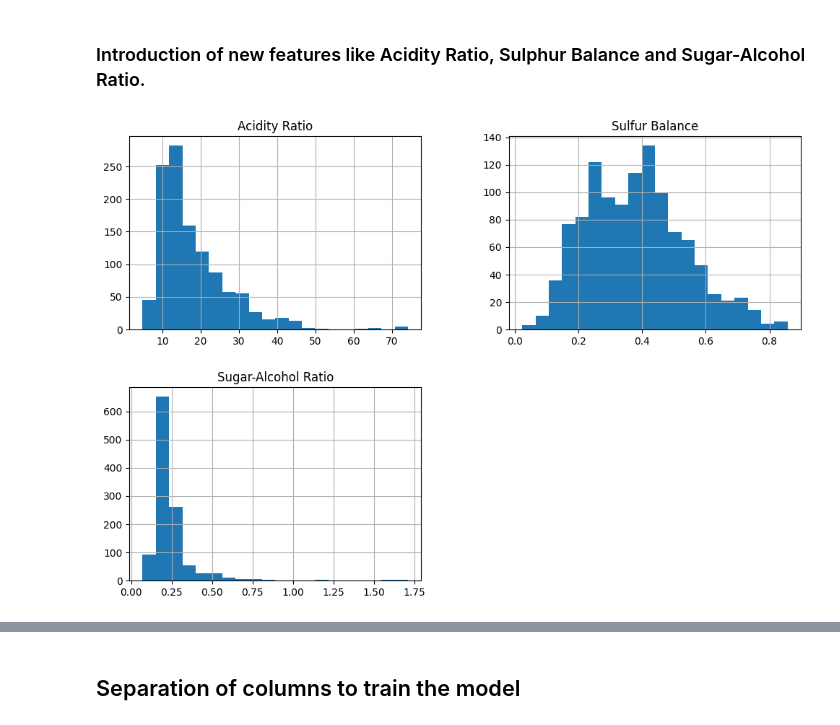
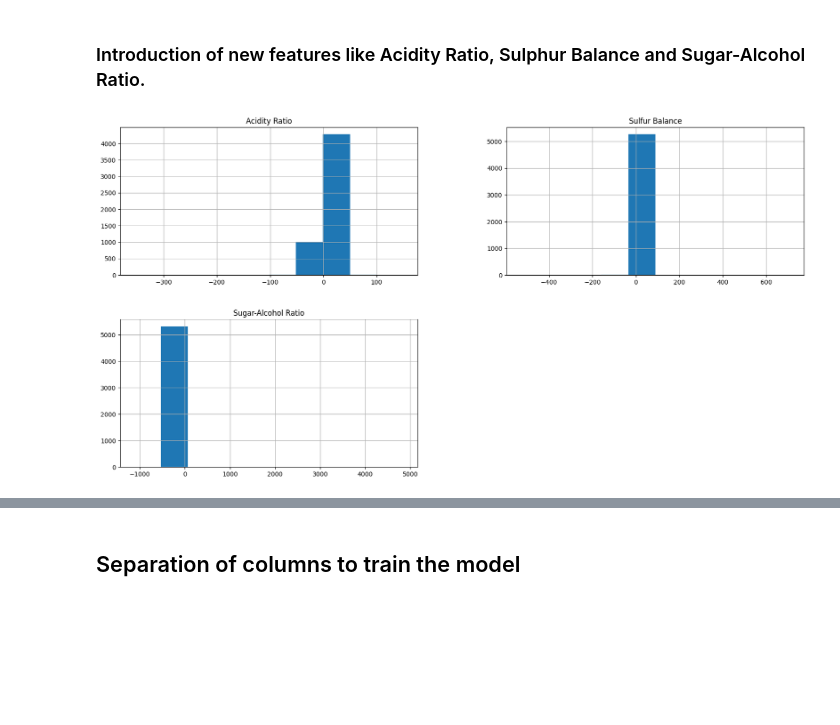
Before and after one commit to Manzilchalise/Project-fds-, a Jupyter notebook: project.ipynb, the cells around one changed output, grey strips where cells are left out. Saved outputs shown, nothing was run; the diff lists cells and outputs as text; code cells hidden in the pictures; blank space fills up the shorter version.

```diff
--- a/project.ipynb
+++ b/project.ipynb
@@ -32,3 +40,5 @@ df.head()
+# %%
+df = pd.concat([df2, df1], ignore_index=True)
 # %%
 df.columns
 # %% [output]
@@ -94,0 +103,5 @@ memory usage: 116.2 KB
+# %%
+# Remove duplicate rows, ignoring the 'Id' column
+df = df.drop_duplicates(subset=df.columns.difference(['Id']), keep='first')
+
+print(f"Dataset after removing duplicates: {df.shape[0]} rows")
@@ -124,18 +127,0 @@ plt.show()
-# %%
-Q1 = df['citric acid'].quantile(0.25)
-Q3 = df['citric acid'].quantile(0.75)
-IQR = Q3 - Q1
-
-# Define the upper and lower bounds for outliers
-lower_bound = Q1 - 1.5 * IQR
-upper_bound = Q3 + 1.5 * IQR
-
-# Find the index of the first outlier in citric acid
-outlier_index = df[(df['citric acid'] < lower_bound) | (df['citric acid'] > upper_bound)].index
-
-if len(outlier_index) > 0:
-    # Remove only the first outlier
-    df = df.drop(outlier_index[0])
-    print(f"Removed one outlier at index {outlier_index[0]}")
-else:
-    print("No outliers found in citric acid.")
@@ -228 +211,13 @@ Id                       0
 dtype: int64
+# %%
+columns_to_normalize = [
+    'fixed acidity', 'volatile acidity', 'residual sugar', 'chlorides',
+    'free sulfur dioxide', 'total sulfur dioxide', 'density', 'sulphates', 'alcohol','pH',
+]
+scaler = StandardScaler()
+
+# Standardize the selected columns
+df[columns_to_normalize] = scaler.fit_transform(df[columns_to_normalize])
+
+# Check the standardized data
+print(df.describe())
@@ -396,13 +442,13 @@ plt.show()
 # %%
 # Feature Engineering
 df['Acidity Ratio'] = df['fixed acidity'] / df['volatile acidity']
 df['Sulfur Balance'] = df['free sulfur dioxide'] / df['total sulfur dioxide']
 df['Sugar-Alcohol Ratio'] = df['residual sugar'] / df['alcohol']
 
 # Plot the new features
-df[['Acidity Ratio', 'Sulfur Balance', 'Sugar-Alcohol Ratio']].hist(figsize=(12, 8), bins=20)
+df[['Acidity Ratio', 'Sulfur Balance', 'Sugar-Alcohol Ratio']].hist(figsize=(20, 10), bins=10)
 plt.show()
 # %% [output]
-[figure, old version]
+[figure, new version]
 # %%
 # Plotting the distribution of Acidity Ratio based on Quality
```
Also changed, not shown: parts of 54 cells of this notebook, 3 other files.
